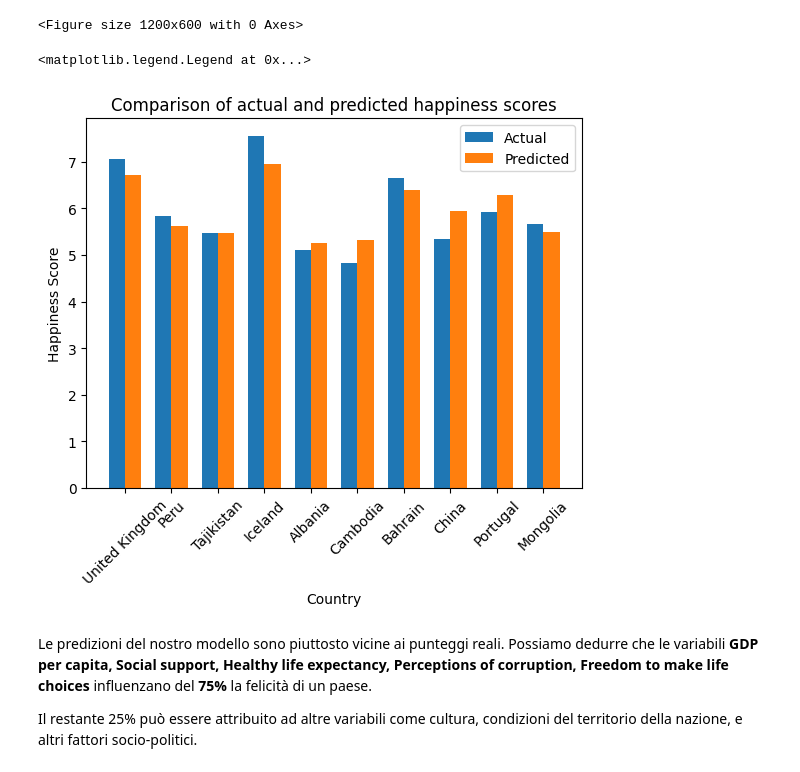
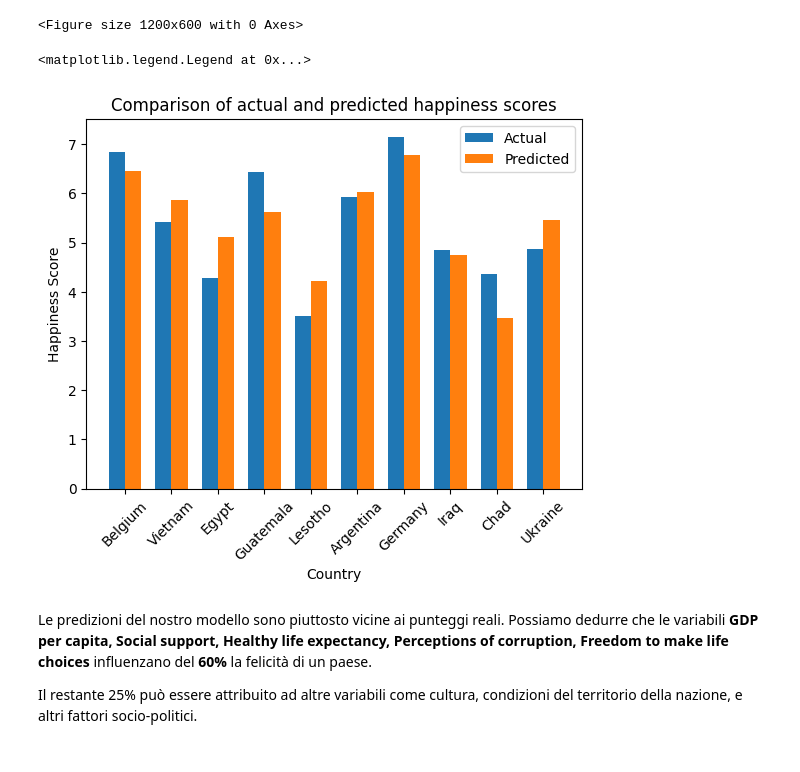
Before and after one commit to zeke-code/World-Happiness-Analysis, a Jupyter notebook: world_happiness.ipynb, the cells around one changed output. Drawn from its saved outputs; the diff is of its cells as text; code cells hidden in the pictures.

Commit message:
Fix old training data procedure

```diff
--- a/world_happiness.ipynb
+++ b/world_happiness.ipynb
@@ -302,7 +305,7 @@ y = df['Ladder score']  # Dependent variable
 # Istanziamo la classe LinearRegression da sklearn
 reg = LinearRegression()
 # Questo metodo allena il modello a regressione lineare attraverso i nostri dati
-reg.fit(X, y)
+reg.fit(X_train, y_train)
 # %% [output]
 LinearRegression()
 # %%
@@ -315,8 +318,7 @@ reg.score(X, y)
 # %%
 # reg.predict() avvia le predizioni del nostro modello sui dati.
-predictions = reg.predict(X)
+predictions = reg.predict(X_test)
 # %%
 # Creiamo un nuovo dataframe che contiene le predizioni del nostro modello.
-lin_df = df
-lin_df['Predicted Happiness Score'] = predictions
-lin_df
+test_df = pd.DataFrame({'Actual': y_test, 'Predicted': predictions})
+test_df['Country name'] = df.loc[test_df.index, 'Country name']
@@ -338,7 +326,7 @@ lin_df
 Il nostro modello può predire con abbastanza precisione il punteggio di ogni paese, che si avvicina di molto al punteggio reale. Visualizziamo il nostro dataframe con le predizioni per aiutarci a capire meglio.
 # %%
 # Come campione, useremo 10 paesi casuali.
-sample_countries = lin_df.sample(10)
+sample_countries = test_df.sample(10)
 # %%
 # Creiamo un grafico dove compariamo i punteggi della classifica originale con i punteggi predetti dal modello.
 plt.figure(figsize=(12, 6))
@@ -346,18 +334,18 @@ indices = np.arange(len(sample_countries))
 # %% [output]
 <Figure size 1200x600 with 0 Axes>
 # %%
-plt.bar(indices - 0.35/2, sample_countries['Ladder score'], 0.35, label='Actual')
-plt.bar(indices + 0.35/2, sample_countries['Predicted Happiness Score'], 0.35, label='Predicted')
+plt.bar(indices - 0.35/2, sample_countries['Actual'], 0.35, label='Actual')
+plt.bar(indices + 0.35/2, sample_countries['Predicted'], 0.35, label='Predicted')
 plt.xlabel('Country')
 plt.ylabel('Happiness Score')
 plt.title('Comparison of actual and predicted happiness scores')
 plt.xticks(indices, sample_countries['Country name'], rotation=45)
 plt.legend()
 # %% [output]
 <matplotlib.legend.Legend at 0x...>
-[figure, old version]
+[figure, new version]
 # %% [markdown]
-Le predizioni del nostro modello sono piuttosto vicine ai punteggi reali. Possiamo dedurre che le variabili **GDP per capita, Social support, Healthy life expectancy, Perceptions of corruption, Freedom to make life choices** influenzano del **75%** la felicità di un paese.
+Le predizioni del nostro modello sono piuttosto vicine ai punteggi reali. Possiamo dedurre che le variabili **GDP per capita, Social support, Healthy life expectancy, Perceptions of corruption, Freedom to make life choices** influenzano del **60%** la felicità di un paese.
 
 Il restante 25% può essere attribuito ad altre variabili come cultura, condizioni del territorio della nazione, e altri fattori socio-politici.
 # %% [markdown]
```
Also changed, not shown: parts of 5 cells of this notebook.
